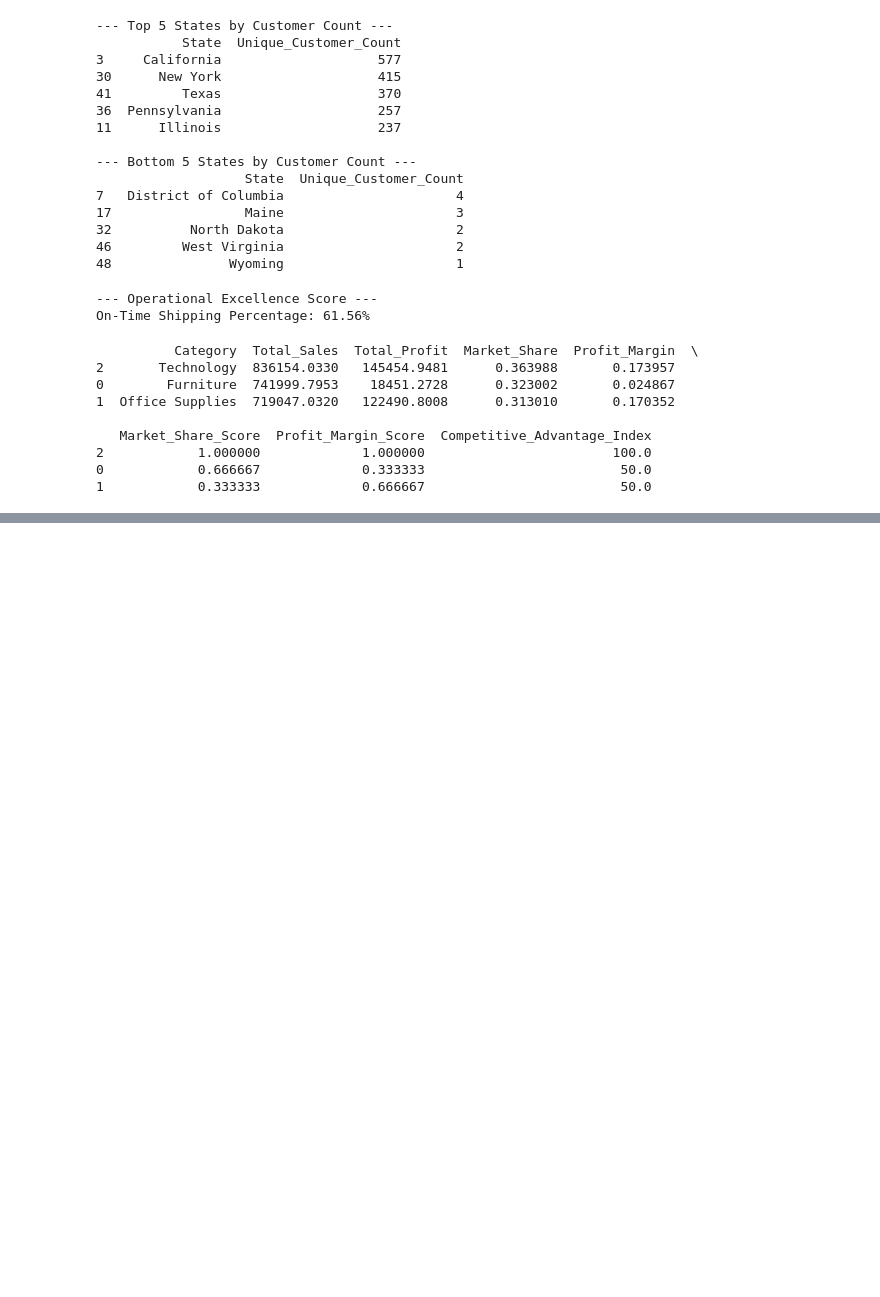
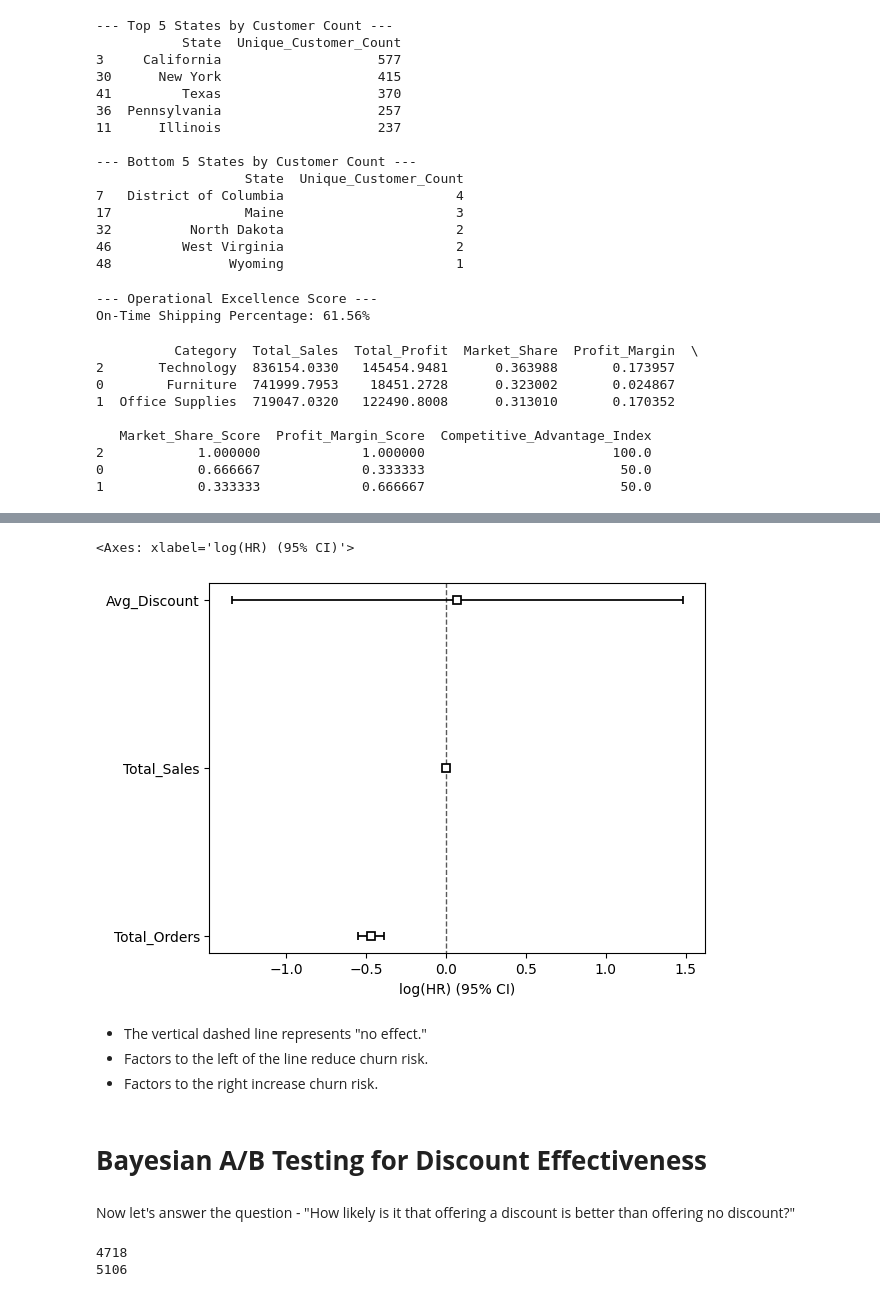
Before and after one commit to DivyanshuBITS/Machine-Learning-Project, a Jupyter notebook: Superstore.ipynb, the cells around one changed output, grey strips where cells are left out. Drawn from its saved outputs; the diff is of its cells as text; code cells hidden in the pictures; blank space fills up the shorter version.

```diff
--- a/Superstore.ipynb
+++ b/Superstore.ipynb
@@ -573,0 +598,22 @@ print(category_data.sort_values('Competitive_Advantage_Index', ascending=False))
+# %%
+#Feature Engineering
+customer_features = df.groupby('Customer ID').agg(
+    duration=('Order Date', lambda date: (date.max() - date.min()).days),
+    Total_Sales=('Sales', 'sum'),
+    Avg_Discount=('Discount', 'mean'),
+    Total_Orders=('Order ID', 'nunique')
+).reset_index()
+# %%
+#now let's define churn event by a common business rule: a customer is considered "churned" if their last purchase was more than 6 months ago.
+observation_end_date = df['Order Date'].max()
+churn_cutoff_date = observation_end_date - pd.DateOffset(months=6)
+# the last purchase date for each customer
+last_purchase_dates = df.groupby('Customer ID')['Order Date'].max().reset_index()
+last_purchase_dates.rename(columns={'Order Date': 'Last_Purchase_Date'}, inplace=True)
+customer_features = pd.merge(customer_features, last_purchase_dates, on='Customer ID')
+# The 'churned' event is 1 if their last purchase was before the cutoff, else 0.
+customer_features['churned'] = (customer_features['Last_Purchase_Date'] < churn_cutoff_date).astype(int)
+# %%
+# Cox Proportional Hazards Model - This model will tell us the effect of each feature on the likelihood of churn.
+cph = CoxPHFitter()
+cph.fit(customer_features[['duration', 'churned', 'Total_Sales', 'Avg_Discount', 'Total_Orders']], duration_col='duration', event_col='churned')
@@ -573,0 +658,13 @@ print(category_data.sort_values('Competitive_Advantage_Index', ascending=False))
+# %%
+cph.plot()
+# %% [output]
+<Axes: xlabel='log(HR) (95% CI)'>
+[figure, added]
+# %% [markdown]
+* The vertical dashed line represents "no effect."
+* Factors to the left of the line reduce churn risk.
+* Factors to the right increase churn risk.
+# %% [markdown]
+# **Bayesian A/B Testing for Discount Effectiveness**
+# %% [markdown]
+Now let's answer the question - "How likely is it that offering a discount is better than offering no discount?"
@@ -573,0 +681,6 @@ print(category_data.sort_values('Competitive_Advantage_Index', ascending=False))
+# %%
+print(len(control_group))#no discount
+print(len(treatment_group))#with discount
+# %% [output]
+4718
+5106
```
Also changed, not shown: parts of 32 cells of this notebook.
